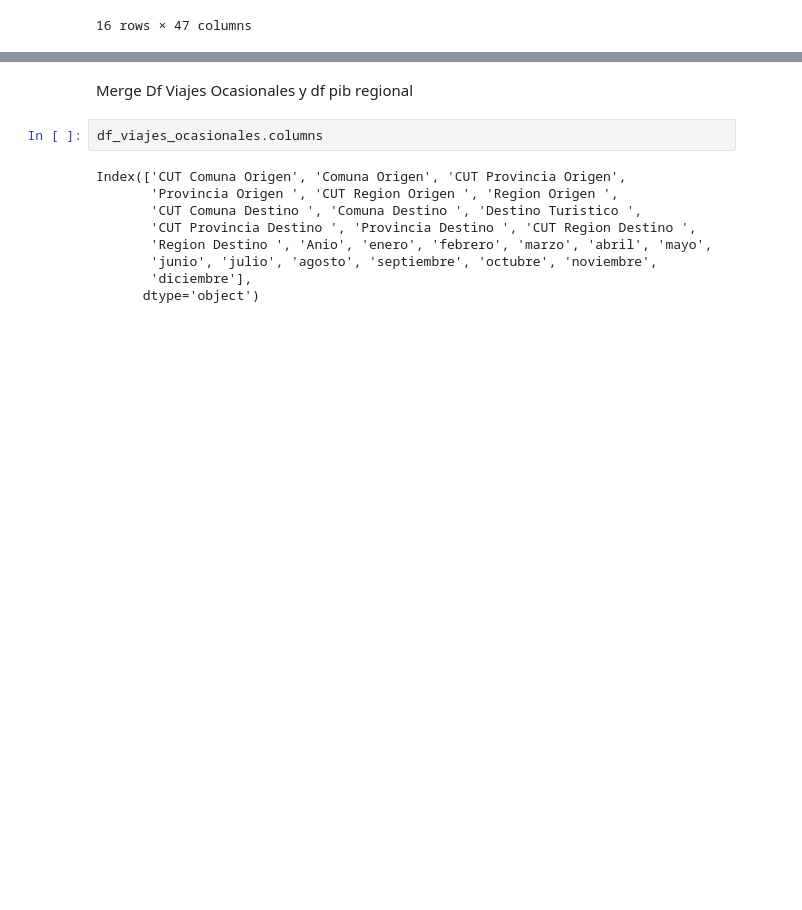
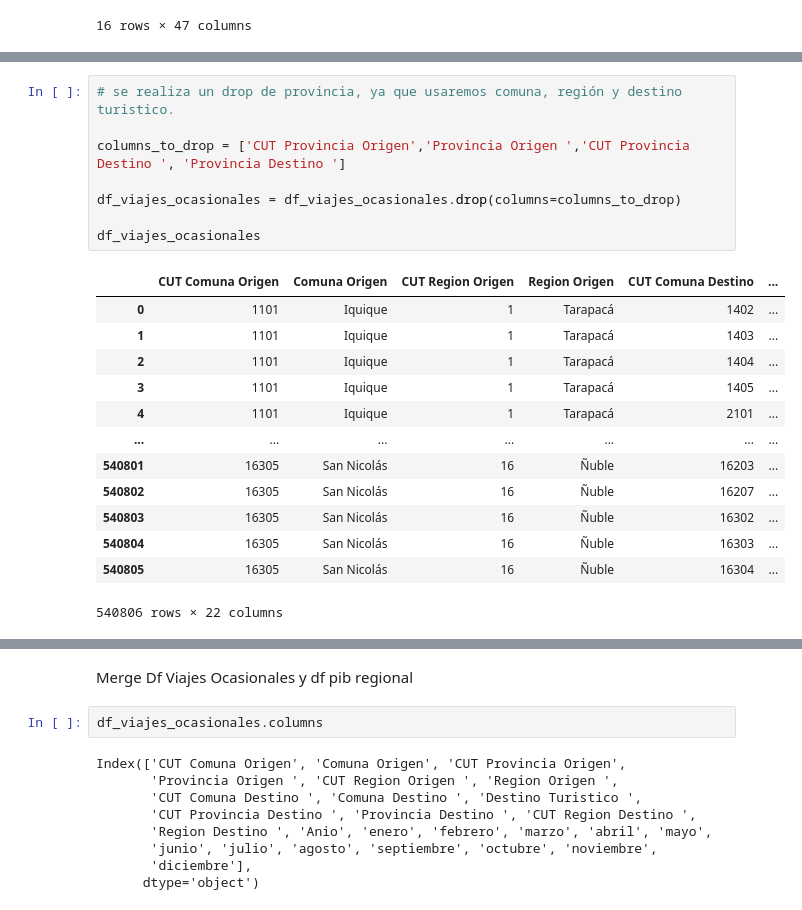
Before and after one commit to LuisCamachoRivero/Exploracion_Proyecto_Final, a Jupyter notebook: src/explore.ipynb, the cells around one changed output, grey strips where cells are left out. Saved outputs shown, nothing was run; the diff lists cells and outputs as text; blank space fills up the shorter version.

```diff
--- a/src/explore.ipynb
+++ b/src/explore.ipynb
@@ -338,0 +350,22 @@ df_pib_regional
+# %%
+# se realiza un drop de provincia, ya que usaremos comuna, región y destino turistico.
+
+columns_to_drop = ['CUT Provincia Origen','Provincia Origen ','CUT Provincia Destino ', 'Provincia Destino ']
+
+df_viajes_ocasionales = df_viajes_ocasionales.drop(columns=columns_to_drop)
+
+df_viajes_ocasionales
+# %% [output]
+|  | CUT Comuna Origen | Comuna Origen | CUT Region Origen | Region Origen | CUT Comuna Destino | ... |
+| 0 | 1101 | Iquique | 1 | Tarapacá | 1402 | ... |
+| 1 | 1101 | Iquique | 1 | Tarapacá | 1403 | ... |
+| 2 | 1101 | Iquique | 1 | Tarapacá | 1404 | ... |
+| 3 | 1101 | Iquique | 1 | Tarapacá | 1405 | ... |
+| 4 | 1101 | Iquique | 1 | Tarapacá | 2101 | ... |
+| ... | ... | ... | ... | ... | ... | ... |
+| 540801 | 16305 | San Nicolás | 16 | Ñuble | 16203 | ... |
+| 540802 | 16305 | San Nicolás | 16 | Ñuble | 16207 | ... |
+| 540803 | 16305 | San Nicolás | 16 | Ñuble | 16302 | ... |
+| 540804 | 16305 | San Nicolás | 16 | Ñuble | 16303 | ... |
+| 540805 | 16305 | San Nicolás | 16 | Ñuble | 16304 | ... |
+540806 rows × 22 columns
```
Also changed, not shown: parts of 3 cells of this notebook.
